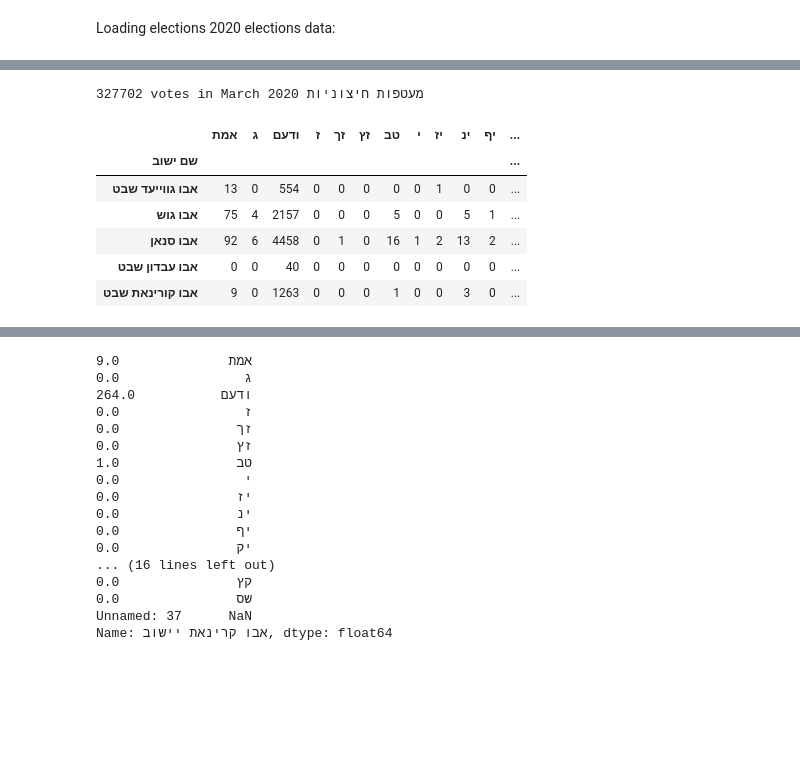
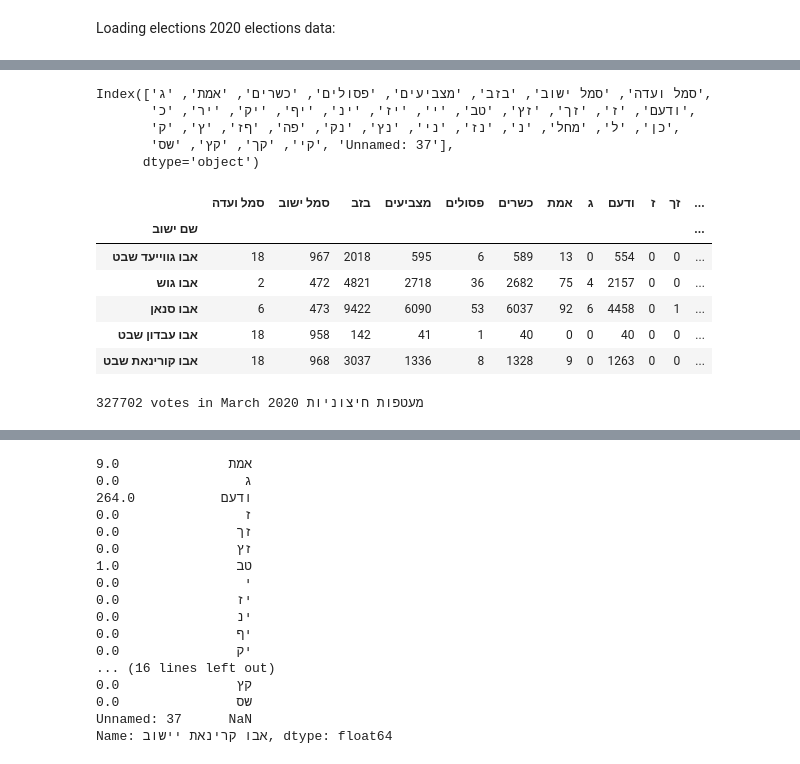
Before and after one commit to orzuk/ElectionsDataAnalysis, a Jupyter notebook: ReadElectionData.ipynb, the cells around one changed output, grey strips where cells are left out. Saved outputs shown, nothing was run; the diff lists cells and outputs as text; code cells hidden in the pictures; blank space fills up the shorter version.

```diff
--- a/ReadElectionData.ipynb
+++ b/ReadElectionData.ipynb
@@ -31,5 +25,20 @@ Saving election_functions.py to election_functions (1).py
 # %%
 import io
 df_2020_raw = pd.read_csv(io.BytesIO(uploaded['votes per city 2020.csv']),  encoding = 'iso-8859-8', index_col='שם ישוב')
 # Dataset is now stored in a Pandas Dataframe
+print(df_2020_raw.columns)
+df_2020_raw.head()
+# %% [output]
+Index(['סמל ועדה', 'סמל ישוב', 'בזב', 'מצביעים', 'פסולים', 'כשרים', 'אמת', 'ג',
+       'ודעם', 'ז', 'זך', 'זץ', 'טב', 'י', 'יז', 'ינ', 'יף', 'יק', 'יר', 'כ',
+       'כן', 'ל', 'מחל', 'נ', 'נז', 'ני', 'נץ', 'נק', 'פה', 'ףז', 'ץ', 'ק',
+       'קי', 'קך', 'קץ', 'שס', 'Unnamed: 37'],
+      dtype='object')
+|  | סמל ועדה | סמל ישוב | בזב | מצביעים | פסולים | כשרים | אמת | ג | ודעם | ז | זך | ... |
+| שם ישוב |  |  |  |  |  |  |  |  |  |  |  | ... |
+| אבו גווייעד שבט | 18 | 967 | 2018 | 595 | 6 | 589 | 13 | 0 | 554 | 0 | 0 | ... |
+| אבו גוש | 2 | 472 | 4821 | 2718 | 36 | 2682 | 75 | 4 | 2157 | 0 | 0 | ... |
+| אבו סנאן | 6 | 473 | 9422 | 6090 | 53 | 6037 | 92 | 6 | 4458 | 0 | 1 | ... |
+| אבו עבדון שבט | 18 | 958 | 142 | 41 | 1 | 40 | 0 | 0 | 40 | 0 | 0 | ... |
+| אבו קורינאת שבט | 18 | 968 | 3037 | 1336 | 8 | 1328 | 9 | 0 | 1263 | 0 | 0 | ... |
 # %%
@@ -40,13 +47,3 @@ df_2020 = df_2020[df_2020.columns[5:]] # removing "metadata" columns
 print("{} votes in March 2020".format(df_2020_raw['כשרים']['מעטפות חיצוניות']) + ' מעטפות חיצוניות ')
 # %% [output]
 327702 votes in March 2020 מעטפות חיצוניות
-# %%
-df_2020.head()
-# %% [output]
-|  | אמת | ג | ודעם | ז | זך | זץ | טב | י | יז | ינ | יף | ... |
-| שם ישוב |  |  |  |  |  |  |  |  |  |  |  | ... |
-| אבו גווייעד שבט | 13 | 0 | 554 | 0 | 0 | 0 | 0 | 0 | 1 | 0 | 0 | ... |
-| אבו גוש | 75 | 4 | 2157 | 0 | 0 | 0 | 5 | 0 | 0 | 5 | 1 | ... |
-| אבו סנאן | 92 | 6 | 4458 | 0 | 1 | 0 | 16 | 1 | 2 | 13 | 2 | ... |
-| אבו עבדון שבט | 0 | 0 | 40 | 0 | 0 | 0 | 0 | 0 | 0 | 0 | 0 | ... |
-| אבו קורינאת שבט | 9 | 0 | 1263 | 0 | 0 | 0 | 1 | 0 | 0 | 3 | 0 | ... |
```
Also changed, not shown: parts of 13 cells of this notebook.
